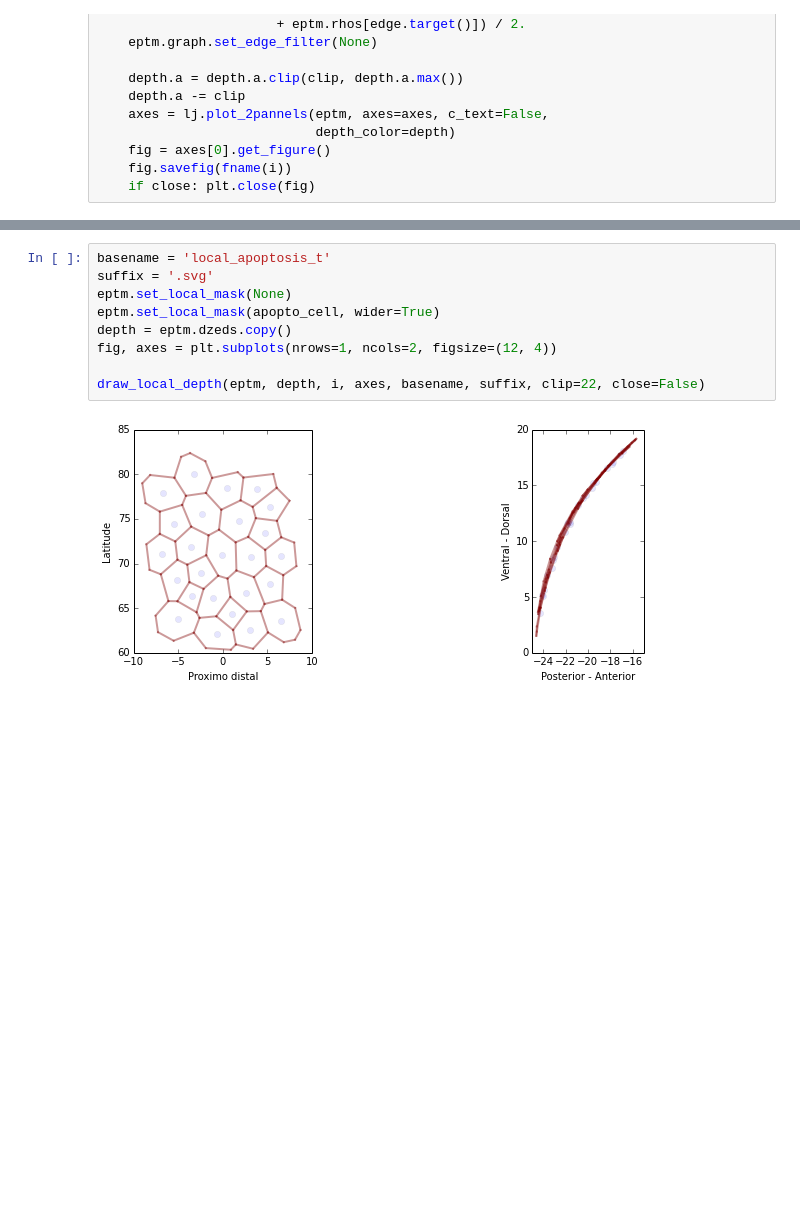
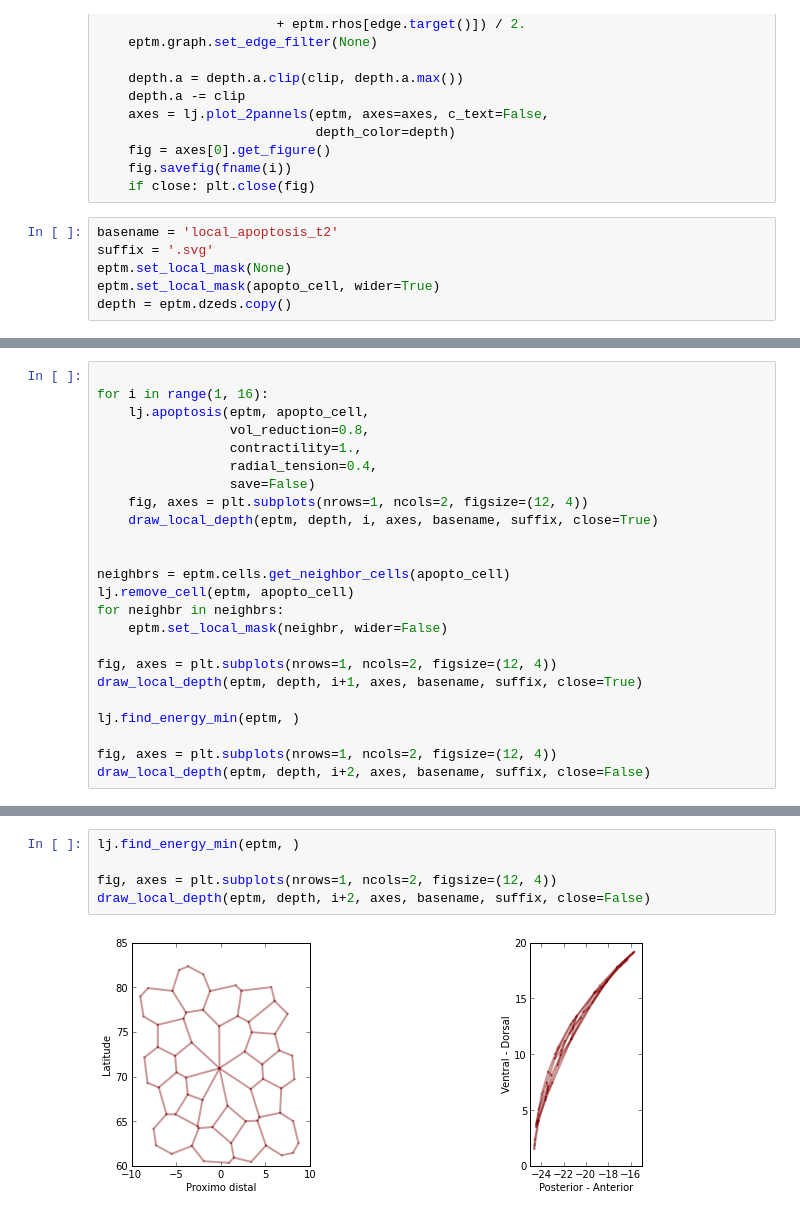
Before and after one commit to glyg/leg-joint, a Jupyter notebook: notebooks/5 - Single cell apoptosis.ipynb, the cells around one changed output, grey strips where cells are left out. Saved outputs shown, nothing was run; the diff lists cells and outputs as text; blank space fills up the shorter version.

```diff
--- a/notebooks/5 - Single cell apoptosis.ipynb
+++ b/notebooks/5 - Single cell apoptosis.ipynb
@@ -52,3 +49,9 @@ def draw_local_depth(eptm, depth, i, axes, basename, suffix,
     fig = axes[0].get_figure()
     fig.savefig(fname(i))
     if close: plt.close(fig)
+# %%
+basename = 'local_apoptosis_t2'
+suffix = '.svg'
+eptm.set_local_mask(None)
+eptm.set_local_mask(apopto_cell, wider=True)
+depth = eptm.dzeds.copy()
@@ -54,0 +65,24 @@ def draw_local_depth(eptm, depth, i, axes, basename, suffix,
+# %%
+
+for i in range(1, 16):
+    lj.apoptosis(eptm, apopto_cell,
+                 vol_reduction=0.8,
+                 contractility=1.,
+                 radial_tension=0.4,
+                 save=False)
+    fig, axes = plt.subplots(nrows=1, ncols=2, figsize=(12, 4))
+    draw_local_depth(eptm, depth, i, axes, basename, suffix, close=True)
+
+
+neighbrs = eptm.cells.get_neighbor_cells(apopto_cell)
+lj.remove_cell(eptm, apopto_cell)
+for neighbr in neighbrs:
+    eptm.set_local_mask(neighbr, wider=False)
+
+fig, axes = plt.subplots(nrows=1, ncols=2, figsize=(12, 4))
+draw_local_depth(eptm, depth, i+1, axes, basename, suffix, close=True)
+
+lj.find_energy_min(eptm, )
+
+fig, axes = plt.subplots(nrows=1, ncols=2, figsize=(12, 4))
+draw_local_depth(eptm, depth, i+2, axes, basename, suffix, close=False)
@@ -55,11 +92,7 @@ def draw_local_depth(eptm, depth, i, axes, basename, suffix,
 # %%
-basename = 'local_apoptosis_t'
-suffix = '.svg'
-eptm.set_local_mask(None)
-eptm.set_local_mask(apopto_cell, wider=True)
-depth = eptm.dzeds.copy()
+lj.find_energy_min(eptm, )
+
 fig, axes = plt.subplots(nrows=1, ncols=2, figsize=(12, 4))
-
-draw_local_depth(eptm, depth, i, axes, basename, suffix, clip=22, close=False)
+draw_local_depth(eptm, depth, i+2, axes, basename, suffix, close=False)
 # %% [output]
-[figure, old version]
+[figure, new version]
```
Also changed, not shown: parts of 9 cells of this notebook, 10 other files.
